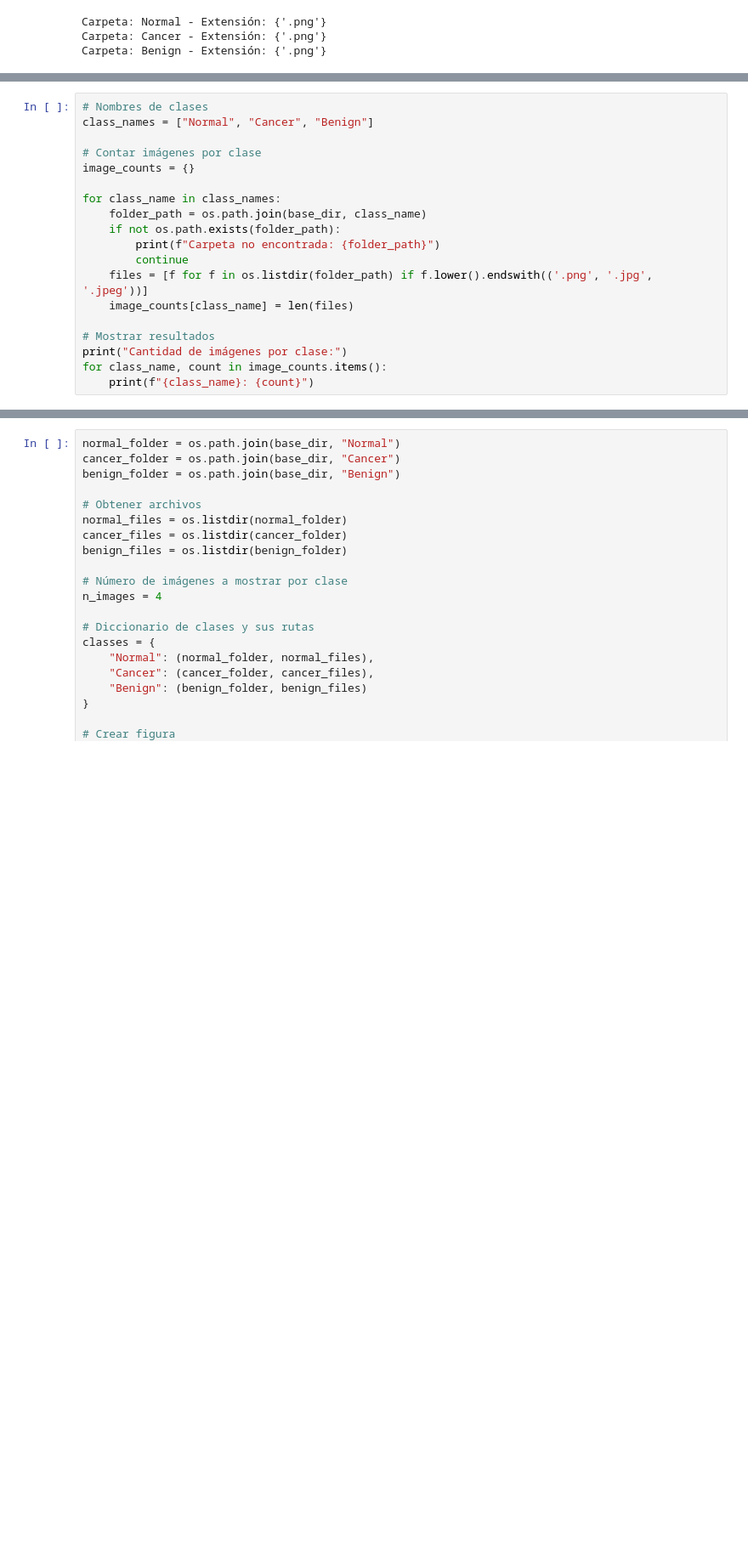
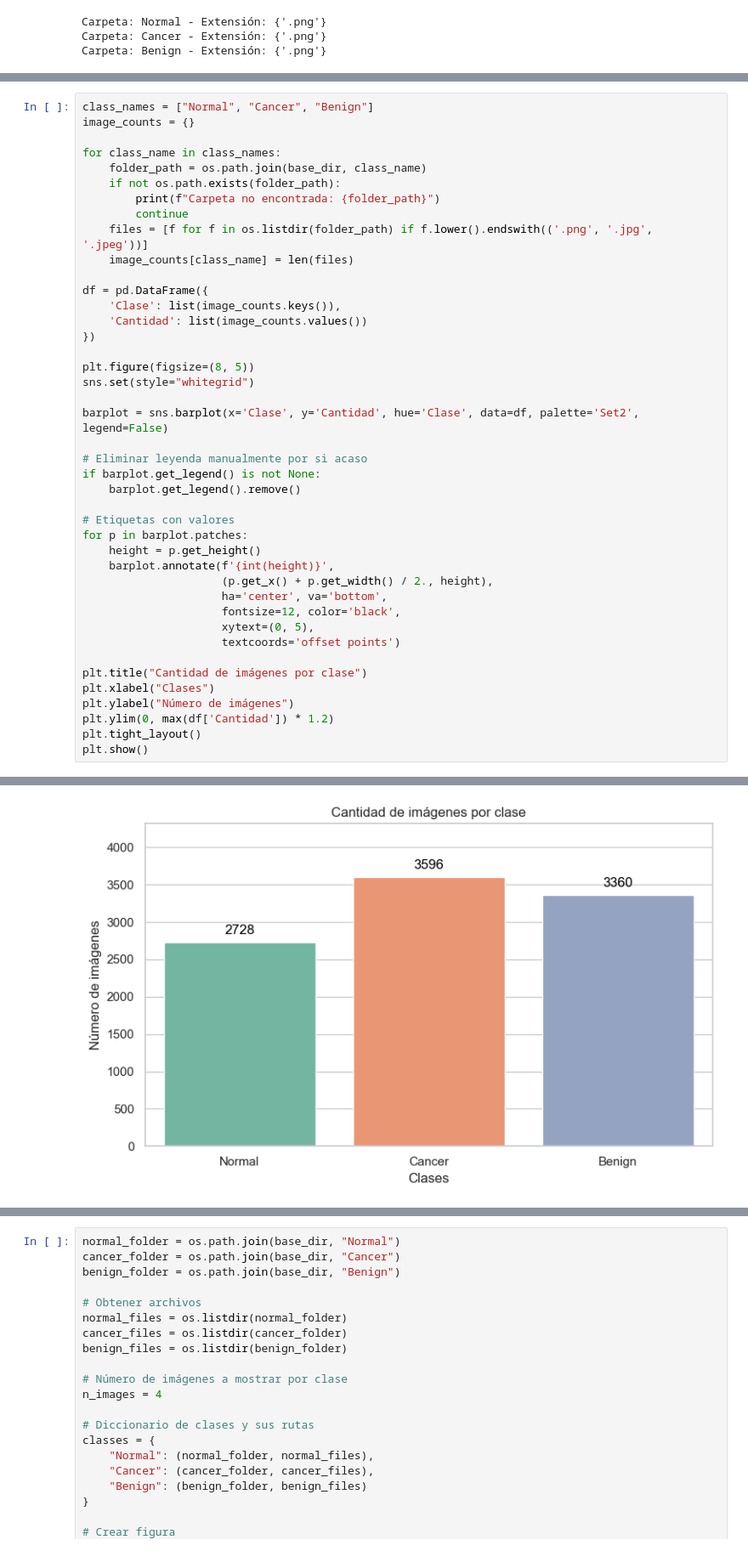
Before and after one commit to LuEnciso21/ImagenesMedicas, a Jupyter notebook: TrabajoCuatro/TrabajoCuatro.ipynb, the cells around one changed output, grey strips where cells are left out. Shown at 85% size. Drawn from its saved outputs; the diff is of its cells as text; blank space fills up the shorter version.

```diff
--- a/TrabajoCuatro/TrabajoCuatro.ipynb
+++ b/TrabajoCuatro/TrabajoCuatro.ipynb
@@ -118,8 +122,5 @@ Carpeta: Benign - Extensión: {'.png'}
 # %%
-# Nombres de clases
 class_names = ["Normal", "Cancer", "Benign"]
-
-# Contar imágenes por clase
 image_counts = {}
 
 for class_name in class_names:
@@ -130,8 +131,34 @@ for class_name in class_names:
     files = [f for f in os.listdir(folder_path) if f.lower().endswith(('.png', '.jpg', '.jpeg'))]
     image_counts[class_name] = len(files)
 
-# Mostrar resultados
-print("Cantidad de imágenes por clase:")
-for class_name, count in image_counts.items():
-    print(f"{class_name}: {count}")
+df = pd.DataFrame({
+    'Clase': list(image_counts.keys()),
+    'Cantidad': list(image_counts.values())
+})
+
+plt.figure(figsize=(8, 5))
+sns.set(style="whitegrid")
+
+barplot = sns.barplot(x='Clase', y='Cantidad', hue='Clase', data=df, palette='Set2', legend=False)
+
+# Eliminar leyenda manualmente por si acaso
+if barplot.get_legend() is not None:
+    barplot.get_legend().remove()
+
+# Etiquetas con valores
+for p in barplot.patches:
+    height = p.get_height()
+    barplot.annotate(f'{int(height)}',
+                     (p.get_x() + p.get_width() / 2., height),
+                     ha='center', va='bottom',
+                     fontsize=12, color='black',
+                     xytext=(0, 5),
+                     textcoords='offset points')
+
+plt.title("Cantidad de imágenes por clase")
+plt.xlabel("Clases")
+plt.ylabel("Número de imágenes")
+plt.ylim(0, max(df['Cantidad']) * 1.2)
+plt.tight_layout()
+plt.show()
 # %% [output]
@@ -141,0 +165 @@ Benign: 3360
+[figure, added]
```
Also changed, not shown: parts of 15 cells of this notebook.
